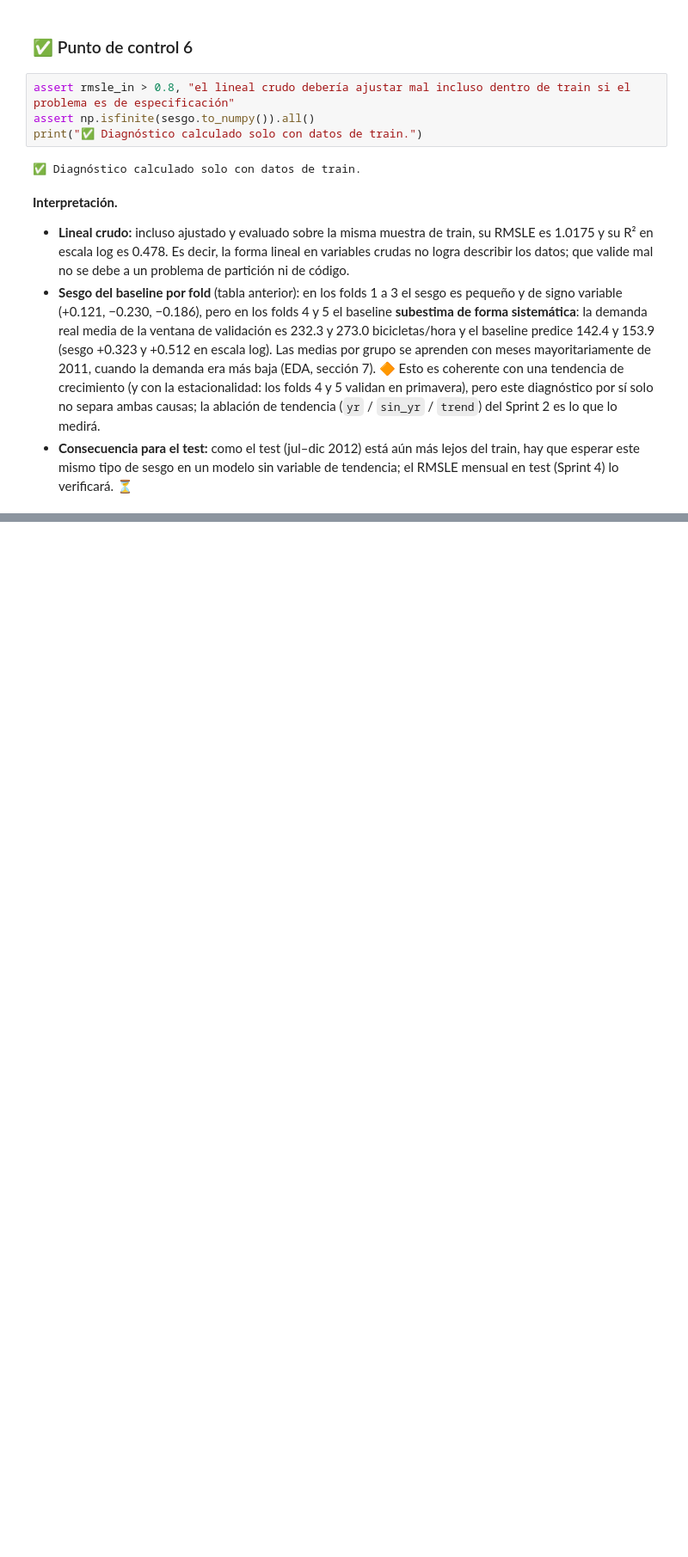
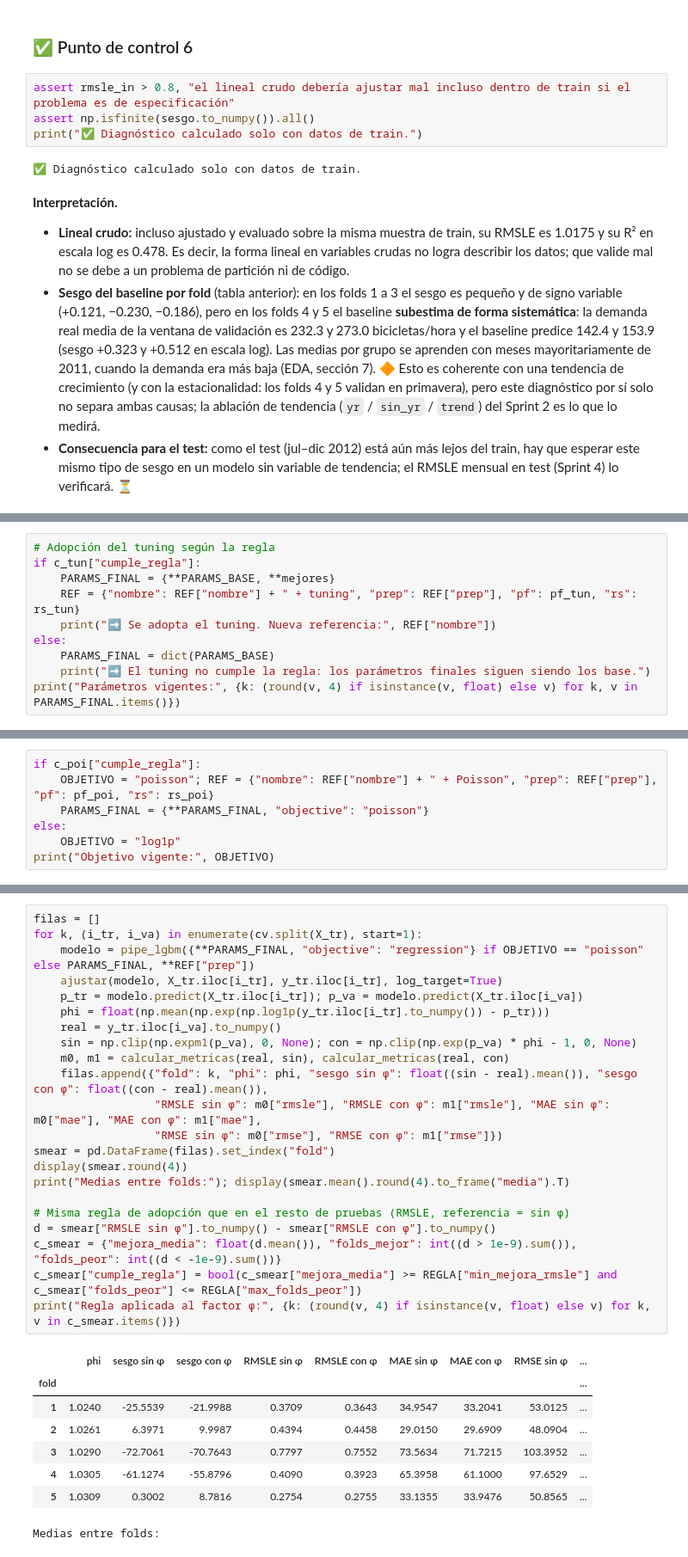
Before and after one commit to Joan-Riveros/bike-sharing-ml, a Jupyter notebook: notebooks/03_modelado_supervisado.ipynb, the cells around one changed output, grey strips where cells are left out. Shown at 86% size. Saved outputs shown, nothing was run; the diff lists cells and outputs as text; blank space fills up the shorter version.

```diff
--- a/notebooks/03_modelado_supervisado.ipynb
+++ b/notebooks/03_modelado_supervisado.ipynb
@@ -304,0 +588,10 @@ LightGBM sobre `log1p(cnt)` con `build_preprocessor()`, tuning con `RandomizedSe
+# %%
+# Adopción del tuning según la regla
+if c_tun["cumple_regla"]:
+    PARAMS_FINAL = {**PARAMS_BASE, **mejores}
+    REF = {"nombre": REF["nombre"] + " + tuning", "prep": REF["prep"], "pf": pf_tun, "rs": rs_tun}
+    print("➡️ Se adopta el tuning. Nueva referencia:", REF["nombre"])
+else:
+    PARAMS_FINAL = dict(PARAMS_BASE)
+    print("➡️ El tuning no cumple la regla: los parámetros finales siguen siendo los base.")
+print("Parámetros vigentes:", {k: (round(v, 4) if isinstance(v, float) else v) for k, v in PARAMS_FINAL.items()})
@@ -304,0 +644,7 @@ LightGBM sobre `log1p(cnt)` con `build_preprocessor()`, tuning con `RandomizedSe
+# %%
+if c_poi["cumple_regla"]:
+    OBJETIVO = "poisson"; REF = {"nombre": REF["nombre"] + " + Poisson", "prep": REF["prep"], "pf": pf_poi, "rs": rs_poi}
+    PARAMS_FINAL = {**PARAMS_FINAL, "objective": "poisson"}
+else:
+    OBJETIVO = "log1p"
+print("Objetivo vigente:", OBJETIVO)
@@ -304,0 +656,31 @@ LightGBM sobre `log1p(cnt)` con `build_preprocessor()`, tuning con `RandomizedSe
+# %%
+filas = []
+for k, (i_tr, i_va) in enumerate(cv.split(X_tr), start=1):
+    modelo = pipe_lgbm({**PARAMS_FINAL, "objective": "regression"} if OBJETIVO == "poisson" else PARAMS_FINAL, **REF["prep"])
+    ajustar(modelo, X_tr.iloc[i_tr], y_tr.iloc[i_tr], log_target=True)
+    p_tr = modelo.predict(X_tr.iloc[i_tr]); p_va = modelo.predict(X_tr.iloc[i_va])
+    phi = float(np.mean(np.exp(np.log1p(y_tr.iloc[i_tr].to_numpy()) - p_tr)))
+    real = y_tr.iloc[i_va].to_numpy()
+    sin = np.clip(np.expm1(p_va), 0, None); con = np.clip(np.exp(p_va) * phi - 1, 0, None)
+    m0, m1 = calcular_metricas(real, sin), calcular_metricas(real, con)
+    filas.append({"fold": k, "phi": phi, "sesgo sin φ": float((sin - real).mean()), "sesgo con φ": float((con - real).mean()),
+                  "RMSLE sin φ": m0["rmsle"], "RMSLE con φ": m1["rmsle"], "MAE sin φ": m0["mae"], "MAE con φ": m1["mae"],
+                  "RMSE sin φ": m0["rmse"], "RMSE con φ": m1["rmse"]})
+smear = pd.DataFrame(filas).set_index("fold")
+display(smear.round(4))
+print("Medias entre folds:"); display(smear.mean().round(4).to_frame("media").T)
+
+# Misma regla de adopción que en el resto de pruebas (RMSLE, referencia = sin φ)
+d = smear["RMSLE sin φ"].to_numpy() - smear["RMSLE con φ"].to_numpy()
+c_smear = {"mejora_media": float(d.mean()), "folds_mejor": int((d > 1e-9).sum()), "folds_peor": int((d < -1e-9).sum())}
+c_smear["cumple_regla"] = bool(c_smear["mejora_media"] >= REGLA["min_mejora_rmsle"] and c_smear["folds_peor"] <= REGLA["max_folds_peor"])
+print("Regla aplicada al factor φ:", {k: (round(v, 4) if isinstance(v, float) else v) for k, v in c_smear.items()})
+# %% [output]
+|  | phi | sesgo sin φ | sesgo con φ | RMSLE sin φ | RMSLE con φ | MAE sin φ | MAE con φ | RMSE sin φ | ... |
+| fold |  |  |  |  |  |  |  |  | ... |
+| 1 | 1.0240 | -25.5539 | -21.9988 | 0.3709 | 0.3643 | 34.9547 | 33.2041 | 53.0125 | ... |
+| 2 | 1.0261 | 6.3971 | 9.9987 | 0.4394 | 0.4458 | 29.0150 | 29.6909 | 48.0904 | ... |
+| 3 | 1.0290 | -72.7061 | -70.7643 | 0.7797 | 0.7552 | 73.5634 | 71.7215 | 103.3952 | ... |
+| 4 | 1.0305 | -61.1274 | -55.8796 | 0.4090 | 0.3923 | 65.3958 | 61.1000 | 97.6529 | ... |
+| 5 | 1.0309 | 0.3002 | 8.7816 | 0.2754 | 0.2755 | 33.1355 | 33.9476 | 50.8565 | ... |
+Medias entre folds:
```
Also changed, not shown: parts of 59 cells of this notebook, 5 other files.
